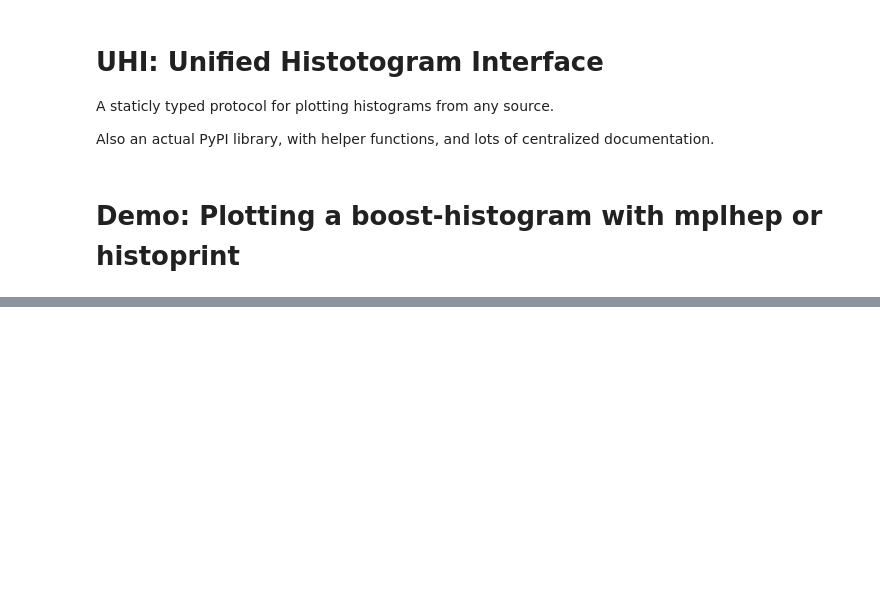
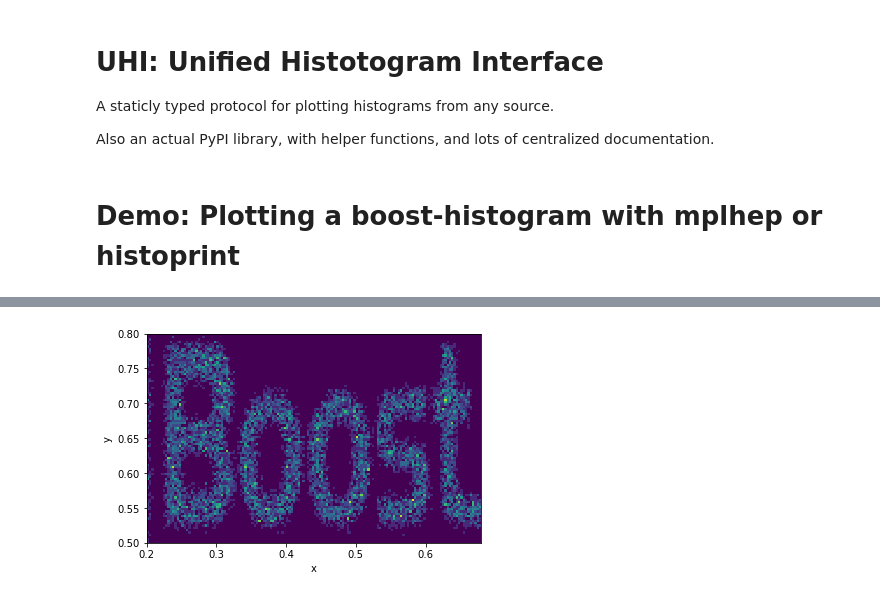
Before and after one commit to henryiii/histogram-tutorial, a Jupyter notebook: talk_1_bh_uhi.ipynb, the cells around one changed output, grey strips where cells are left out. Saved outputs shown, nothing was run; the diff lists cells and outputs as text; code cells hidden in the pictures; blank space fills up the shorter version.

```diff
--- a/talk_1_bh_uhi.ipynb
+++ b/talk_1_bh_uhi.ipynb
@@ -37,0 +90,4 @@ Also an actual PyPI library, with helper functions, and lots of centralized docu
+# %%
+plt_h2(h[bh.loc(0.2):bh.loc(0.68), bh.loc(0.5):bh.loc(0.8)])
+# %% [output]
+[figure, added]
```
Also changed, not shown: parts of 12 cells of this notebook, 3 other files.
